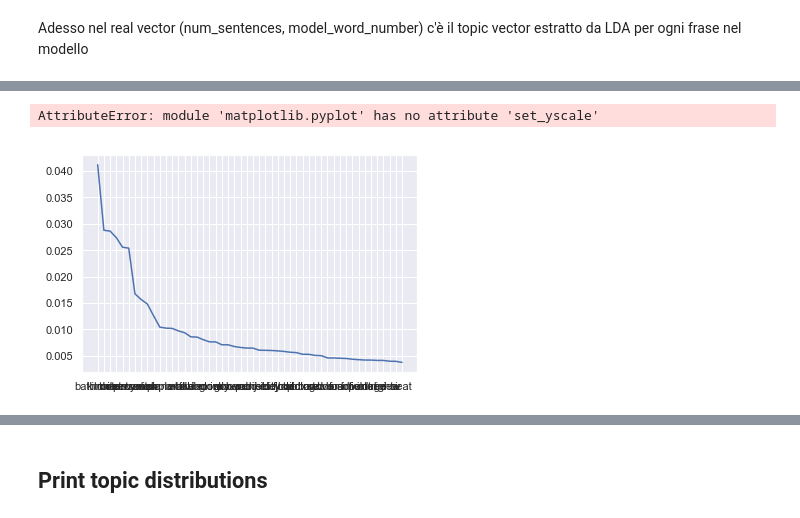
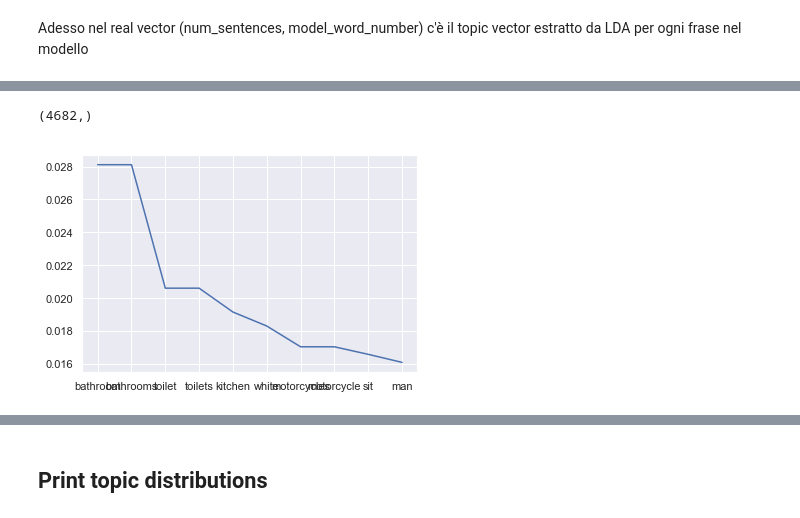
Before and after one commit to federicoBetti/RelGAN, a Jupyter notebook: src/topic_modelling/lda_tests.ipynb, the cells around one changed output, grey strips where cells are left out. Drawn from its saved outputs; the diff is of its cells as text; code cells hidden in the pictures.

```diff
--- a/src/topic_modelling/lda_tests.ipynb
+++ b/src/topic_modelling/lda_tests.ipynb
@@ -112,7 +160,7 @@ def process_texts(input_texts, stops):
         final.append(texts)
     return final
 
-def get_perc_sent_topic(ldamodel, corpus, texts, stops):
+def get_perc_sent_topic(ldamodel, corpus, texts, stops, topic_num):
     # Init output
     sent_topics_df = pd.DataFrame()
     texts = process_texts(texts, stops)
@@ -120,11 +168,11 @@ def get_perc_sent_topic(ldamodel, corpus, texts, stops):
     # Get main topic in each document
     for i, row_list in enumerate(ldamodel[corpus]):
         row = row_list[0] if ldamodel.per_word_topics else row_list
-
+        #print(row)
         # row = sorted(row, key=lambda x: (x[1]), reverse=True) # sort list to get dominant topic
         # Get the Dominant topic, Perc Contribution and Keywords for each document
-        to_append = []
-        for j, (topic_num, prop_topic) in enumerate(row):
+        to_append = np.zeros(topic_num)
+        for j, (topic_n, prop_topic) in enumerate(row):
             # if j == 0:  # => dominant topic
             #     wp = ldamodel.show_topic(topic_num)
             #     topic_keywords = ", ".join([word for word, prop in wp])
@@ -132,8 +180,10 @@ def get_perc_sent_topic(ldamodel, corpus, texts, stops):
             #         pd.Series([int(topic_num), round(prop_topic, 4), topic_keywords]), ignore_index=True)
             # else:
             #     break
-            to_append.append(prop_topic)
+            to_append[topic_n] = prop_topic
         sent_topics_df = sent_topics_df.append(pd.Series(to_append), ignore_index=True)
+        #print(len(to_append))
+    print(to_append)
     sent_topics_df.columns = ["Topic {}".format(topic_number) for topic_number in range(len(to_append))]
 
     # Add original text to the end of the output
@@ -272,6 +296,10 @@ df_real_vector[df_real_vector.columns[60*i:(i+1)*60]].boxplot()
+# %%
+real_vector_40.mean(axis=0).shape
+# %% [output]
+(4682,)
 # %%
 dict_index_mean = {}
-for ind, m in enumerate(real_vector.mean(axis=0)):
+for ind, m in enumerate(real_vector_6.mean(axis=0)):
     dict_index_mean[str(ind)] = m
 # %%
 mean_list = []
@@ -280,10 +308,9 @@ for word, mean in zip(model_index_word_dict.values(), dict_index_mean.values()):
 # %%
 mean_list.sort(key = lambda x: x[1], reverse = True)
 # %%
-mean_list_reduced = mean_list[:50]
+mean_list_reduced = mean_list[:10]
 plt.plot([x[0] for x in mean_list_reduced], [x[1] for x in mean_list_reduced])
-plt.set_yscale("log", nonposy='clip')
+#plt.set_yscale("log", nonposy='clip')
 plt.show()
 # %% [output]
-AttributeError: module 'matplotlib.pyplot' has no attribute 'set_yscale'
-[figure, old version]
+[figure, new version]
```
Also changed, not shown: parts of 30 cells of this notebook, 2 other files.
